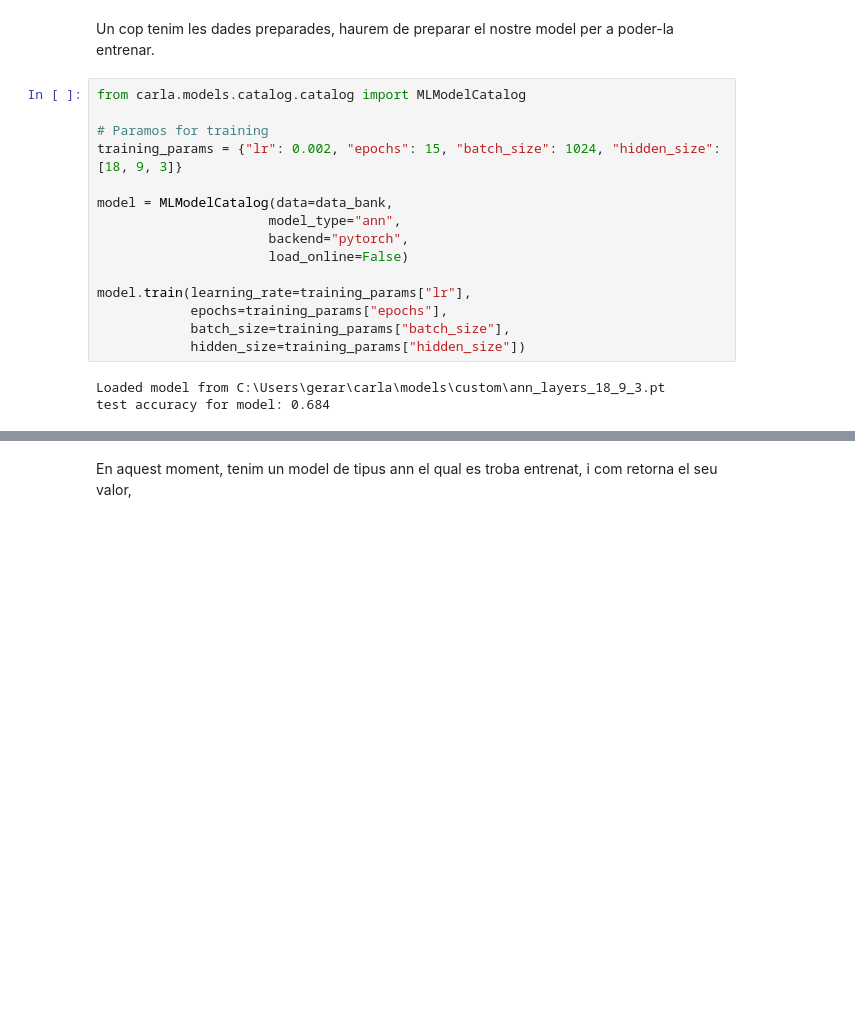
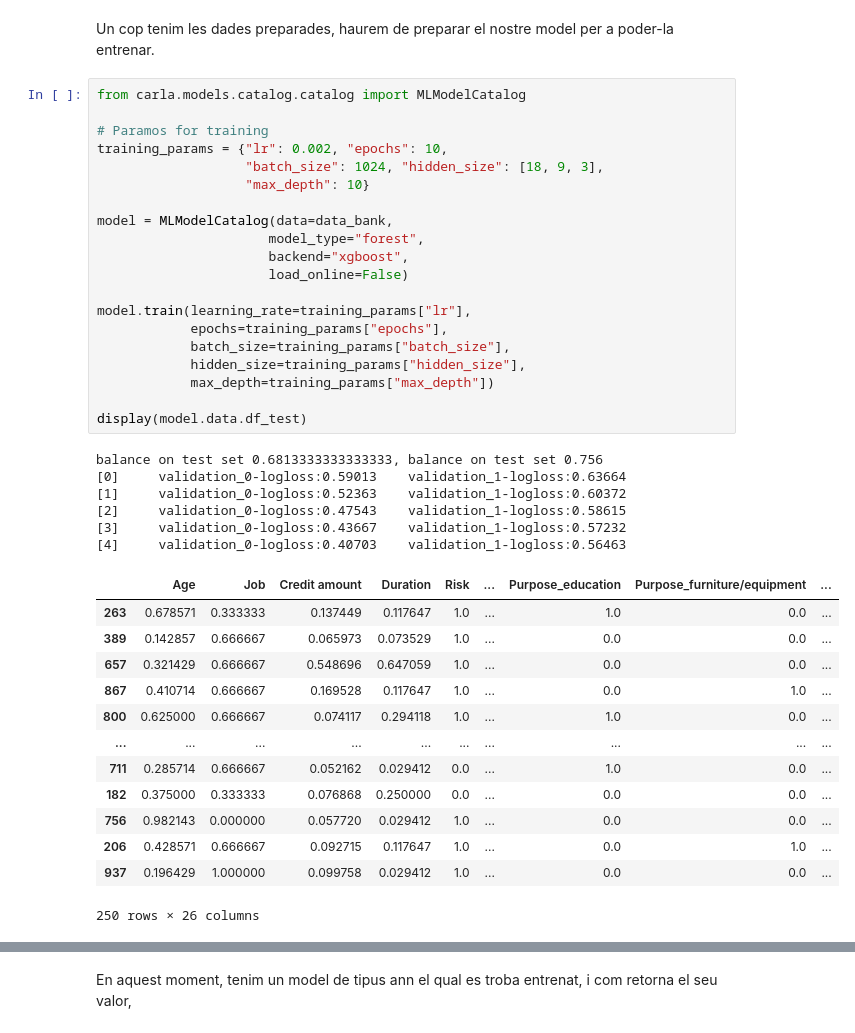
Before and after one commit to Gerard01mm/TFGAvaluacioDeContrafactuals, a Jupyter notebook: ML_GermanBank.ipynb, the cells around one changed output, grey strips where cells are left out. Drawn from its saved outputs; the diff is of its cells as text; blank space fills up the shorter version.

```diff
--- a/ML_GermanBank.ipynb
+++ b/ML_GermanBank.ipynb
@@ -275,18 +272,40 @@ Un cop tenim les dades preparades, haurem de preparar el nostre model per a pode
 # %%
 from carla.models.catalog.catalog import MLModelCatalog
 
 # Paramos for training
-training_params = {"lr": 0.002, "epochs": 15, "batch_size": 1024, "hidden_size": [18, 9, 3]}
+training_params = {"lr": 0.002, "epochs": 10,
+                   "batch_size": 1024, "hidden_size": [18, 9, 3],
+                   "max_depth": 10}
 
 model = MLModelCatalog(data=data_bank,
-                      model_type="ann",
-                      backend="pytorch",
+                      model_type="forest",
+                      backend="xgboost",
                       load_online=False)
 
 model.train(learning_rate=training_params["lr"],
             epochs=training_params["epochs"],
             batch_size=training_params["batch_size"],
-            hidden_size=training_params["hidden_size"])
+            hidden_size=training_params["hidden_size"],
+            max_depth=training_params["max_depth"])
+
+display(model.data.df_test)
 # %% [output]
-Loaded model from C:\Users\gerar\carla\models\custom\ann_layers_18_9_3.pt
-test accuracy for model: 0.684
+balance on test set 0.6813333333333333, balance on test set 0.756
+[0]     validation_0-logloss:0.59013    validation_1-logloss:0.63664
+[1]     validation_0-logloss:0.52363    validation_1-logloss:0.60372
+[2]     validation_0-logloss:0.47543    validation_1-logloss:0.58615
+[3]     validation_0-logloss:0.43667    validation_1-logloss:0.57232
+[4]     validation_0-logloss:0.40703    validation_1-logloss:0.56463
+|  | Age | Job | Credit amount | Duration | Risk | ... | Purpose_education | Purpose_furniture/equipment | ... |
+| 263 | 0.678571 | 0.333333 | 0.137449 | 0.117647 | 1.0 | ... | 1.0 | 0.0 | ... |
+| 389 | 0.142857 | 0.666667 | 0.065973 | 0.073529 | 1.0 | ... | 0.0 | 0.0 | ... |
+| 657 | 0.321429 | 0.666667 | 0.548696 | 0.647059 | 1.0 | ... | 0.0 | 0.0 | ... |
+| 867 | 0.410714 | 0.666667 | 0.169528 | 0.117647 | 1.0 | ... | 0.0 | 1.0 | ... |
+| 800 | 0.625000 | 0.666667 | 0.074117 | 0.294118 | 1.0 | ... | 1.0 | 0.0 | ... |
+| ... | ... | ... | ... | ... | ... | ... | ... | ... | ... |
+| 711 | 0.285714 | 0.666667 | 0.052162 | 0.029412 | 0.0 | ... | 1.0 | 0.0 | ... |
+| 182 | 0.375000 | 0.333333 | 0.076868 | 0.250000 | 0.0 | ... | 0.0 | 0.0 | ... |
+| 756 | 0.982143 | 0.000000 | 0.057720 | 0.029412 | 1.0 | ... | 0.0 | 0.0 | ... |
+| 206 | 0.428571 | 0.666667 | 0.092715 | 0.117647 | 1.0 | ... | 0.0 | 1.0 | ... |
+| 937 | 0.196429 | 1.000000 | 0.099758 | 0.029412 | 1.0 | ... | 0.0 | 0.0 | ... |
+250 rows × 26 columns
```
Also changed, not shown: parts of 5 cells of this notebook.
